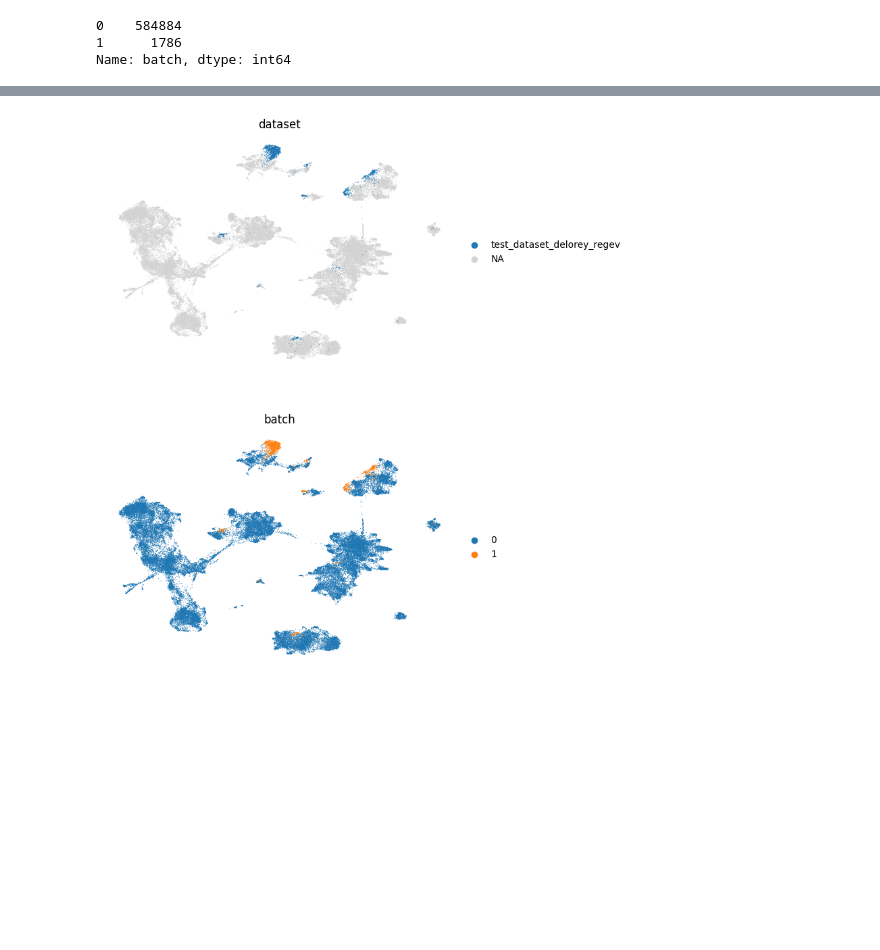
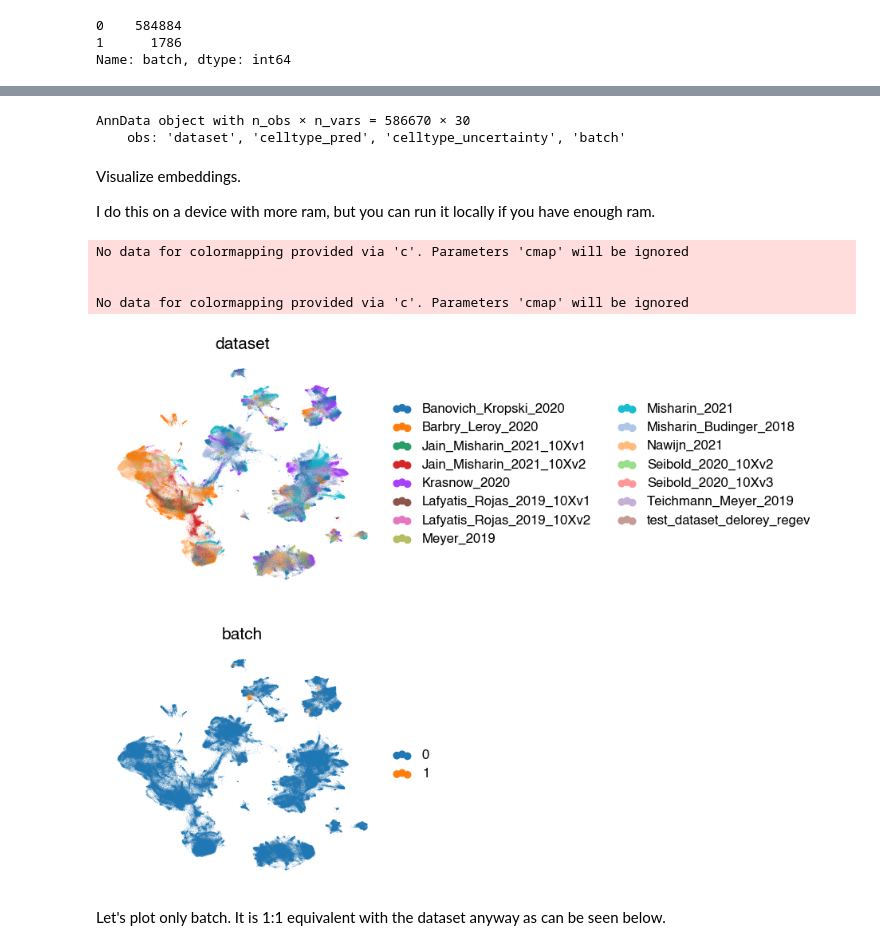
Before and after one commit to YosefLab/scvi-hub-reproducibility, a Jupyter notebook: analytics_query_ref_v2.ipynb, the cells around one changed output, grey strips where cells are left out. Drawn from its saved outputs; the diff is of its cells as text; code cells hidden in the pictures; blank space fills up the shorter version.

```diff
--- a/analytics_query_ref_v2.ipynb
+++ b/analytics_query_ref_v2.ipynb
@@ -670,0 +492,9 @@ sc.tl.umap(combined_emb_subset, min_dist=0.3)
+# %%
+combined_emb
+# %% [output]
+AnnData object with n_obs × n_vars = 586670 × 30
+    obs: 'dataset', 'celltype_pred', 'celltype_uncertainty', 'batch'
+# %% [markdown]
+Visualize embeddings.
+
+I do this on a device with more ram, but you can run it locally if you have enough ram.
@@ -671,9 +515,15 @@ sc.tl.umap(combined_emb_subset, min_dist=0.3)
 # %%
 sc.pl.umap(
-    combined_emb_subset,
+    combined_emb_umap,
     color=["dataset", "batch"],
     ncols=1,
     frameon=False,
 )
 # %% [output]
+No data for colormapping provided via 'c'. Parameters 'cmap' will be ignored
+
+
+No data for colormapping provided via 'c'. Parameters 'cmap' will be ignored
-[figure, old version]
+[figure, new version]
+# %% [markdown]
+Let's plot only batch. It is 1:1 equivalent with the dataset anyway as can be seen below.
```
Also changed, not shown: parts of 102 cells of this notebook, 1 other file.
